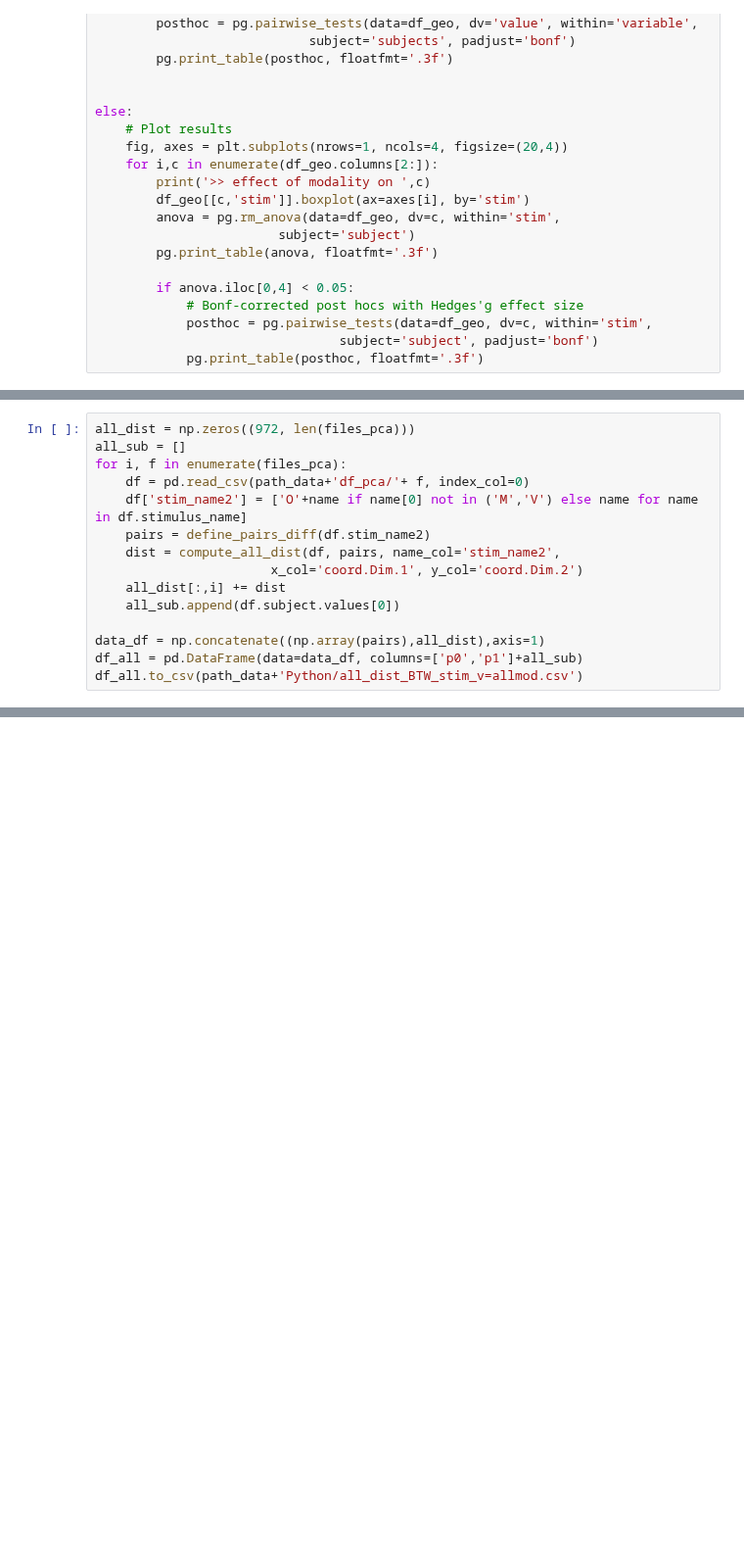
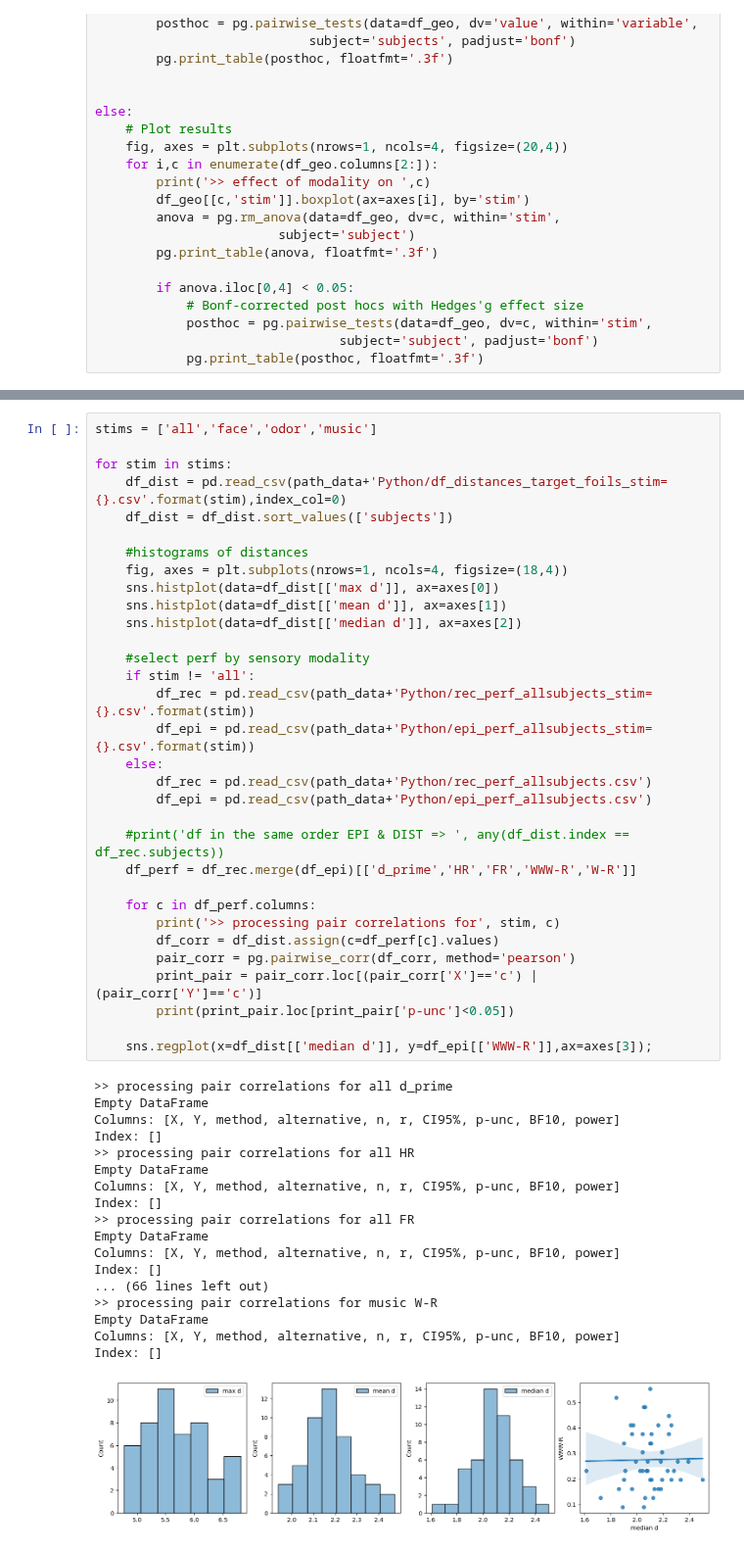
Before and after one commit to annelisesaive/OdNav_perceptual_space, a Jupyter notebook: Python/1_perceptual_space_analyses_PCA_ALL_dims.ipynb, the cells around one changed output, grey strips where cells are left out. Shown at 98% size. Saved outputs shown, nothing was run; the diff lists cells and outputs as text; blank space fills up the shorter version.

Commit message:
End PCA analyses (foils/targets distances)

```diff
--- a/Python/1_perceptual_space_analyses_PCA_ALL_dims.ipynb
+++ b/Python/1_perceptual_space_analyses_PCA_ALL_dims.ipynb
@@ -358,15 +216,0 @@ Name: stimulus_name, dtype: object
-# %%
-all_dist = np.zeros((972, len(files_pca)))
-all_sub = []
-for i, f in enumerate(files_pca):
-    df = pd.read_csv(path_data+'df_pca/'+ f, index_col=0)
-    df['stim_name2'] = ['O'+name if name[0] not in ('M','V') else name for name in df.stimulus_name]
-    pairs = define_pairs_diff(df.stim_name2)
-    dist = compute_all_dist(df, pairs, name_col='stim_name2',
-                       x_col='coord.Dim.1', y_col='coord.Dim.2')
-    all_dist[:,i] += dist
-    all_sub.append(df.subject.values[0])
-
-data_df = np.concatenate((np.array(pairs),all_dist),axis=1)
-df_all = pd.DataFrame(data=data_df, columns=['p0','p1']+all_sub)
-df_all.to_csv(path_data+'Python/all_dist_BTW_stim_v=allmod.csv')
@@ -372,0 +341,51 @@ df_all.to_csv(path_data+'Python/all_dist_BTW_stim_v=allmod.csv')
+# %%
+stims = ['all','face','odor','music']
+
+for stim in stims:
+    df_dist = pd.read_csv(path_data+'Python/df_distances_target_foils_stim={}.csv'.format(stim),index_col=0)
+    df_dist = df_dist.sort_values(['subjects'])
+
+    #histograms of distances
+    fig, axes = plt.subplots(nrows=1, ncols=4, figsize=(18,4))
+    sns.histplot(data=df_dist[['max d']], ax=axes[0])
+    sns.histplot(data=df_dist[['mean d']], ax=axes[1])
+    sns.histplot(data=df_dist[['median d']], ax=axes[2])
+
+    #select perf by sensory modality
+    if stim != 'all':
+        df_rec = pd.read_csv(path_data+'Python/rec_perf_allsubjects_stim={}.csv'.format(stim))
+        df_epi = pd.read_csv(path_data+'Python/epi_perf_allsubjects_stim={}.csv'.format(stim))
+    else:
+        df_rec = pd.read_csv(path_data+'Python/rec_perf_allsubjects.csv')
+        df_epi = pd.read_csv(path_data+'Python/epi_perf_allsubjects.csv')
+
+    #print('df in the same order EPI & DIST => ', any(df_dist.index == df_rec.subjects))
+    df_perf = df_rec.merge(df_epi)[['d_prime','HR','FR','WWW-R','W-R']]
+
+    for c in df_perf.columns:
+        print('>> processing pair correlations for', stim, c)
+        df_corr = df_dist.assign(c=df_perf[c].values)
+        pair_corr = pg.pairwise_corr(df_corr, method='pearson')
+        print_pair = pair_corr.loc[(pair_corr['X']=='c') | (pair_corr['Y']=='c')]
+        print(print_pair.loc[print_pair['p-unc']<0.05])
+
+    sns.regplot(x=df_dist[['median d']], y=df_epi[['WWW-R']],ax=axes[3]);
+# %% [output]
+>> processing pair correlations for all d_prime
+Empty DataFrame
+Columns: [X, Y, method, alternative, n, r, CI95%, p-unc, BF10, power]
+Index: []
+>> processing pair correlations for all HR
+Empty DataFrame
+Columns: [X, Y, method, alternative, n, r, CI95%, p-unc, BF10, power]
+Index: []
+>> processing pair correlations for all FR
+Empty DataFrame
+Columns: [X, Y, method, alternative, n, r, CI95%, p-unc, BF10, power]
+Index: []
+... (66 lines left out)
+>> processing pair correlations for music W-R
+Empty DataFrame
+Columns: [X, Y, method, alternative, n, r, CI95%, p-unc, BF10, power]
+Index: []
+[figure, added]
```
Also changed, not shown: parts of 14 cells of this notebook, 13 other files.
